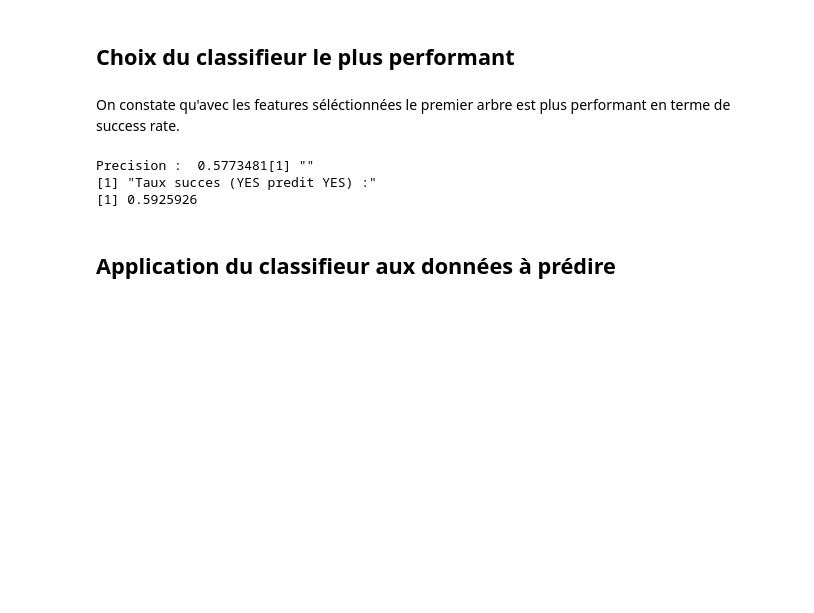
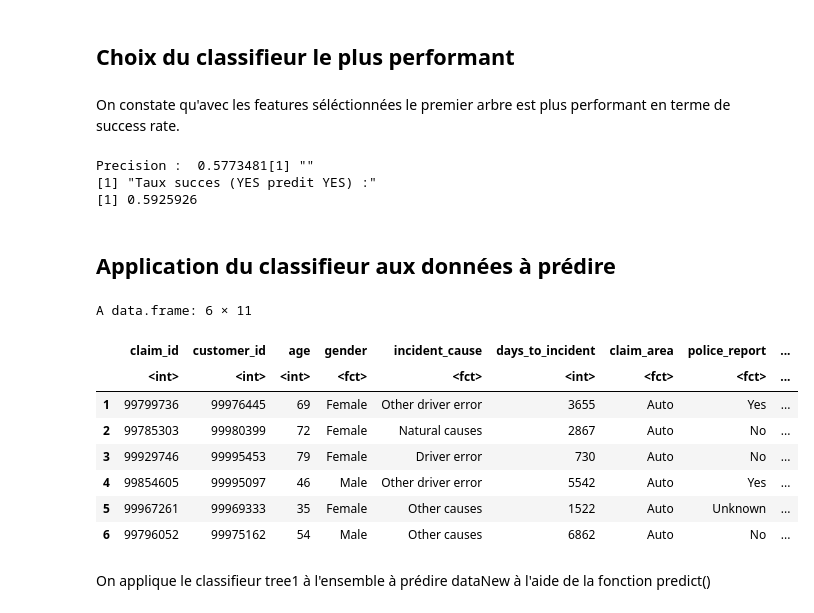
Before and after one commit to MaxGomas/mlanalyse, a Jupyter notebook: main.ipynb, the cells around one changed output. Cells and saved outputs as stored; diff of their text form; code cells hidden in the pictures; blank space fills up the shorter version.

Commit message:
use predict on new datas & export to csv

```diff
--- a/main.ipynb
+++ b/main.ipynb
@@ -473,3 +477,18 @@ Precision :  0.5773481[1] ""
 [1] 0.5925926
 # %% [markdown]
 ## Application du classifieur aux données à prédire
+# %%
+dataNew <- read.csv("./data/Data_Projet_1_New.csv", header = TRUE, sep = ",", dec = ".", stringsAsFactors = TRUE)
+head(dataNew)
+# %% [output]
+A data.frame: 6 × 11
+|  | claim_id | customer_id | age | gender | incident_cause | days_to_incident | claim_area | police_report | ... |
+|  | <int> | <int> | <int> | <fct> | <fct> | <int> | <fct> | <fct> | ... |
+| 1 | 99799736 | 99976445 | 69 | Female | Other driver error | 3655 | Auto | Yes | ... |
+| 2 | 99785303 | 99980399 | 72 | Female | Natural causes | 2867 | Auto | No | ... |
+| 3 | 99929746 | 99995453 | 79 | Female | Driver error | 730 | Auto | No | ... |
+| 4 | 99854605 | 99995097 | 46 | Male | Other driver error | 5542 | Auto | Yes | ... |
+| 5 | 99967261 | 99969333 | 35 | Female | Other causes | 1522 | Auto | Unknown | ... |
+| 6 | 99796052 | 99975162 | 54 | Male | Other causes | 6862 | Auto | No | ... |
+# %% [markdown]
+On applique le classifieur tree1 à l'ensemble à prédire dataNew à l'aide de la fonction predict()
```
Also changed, not shown: parts of 22 cells of this notebook, 1 other file.
